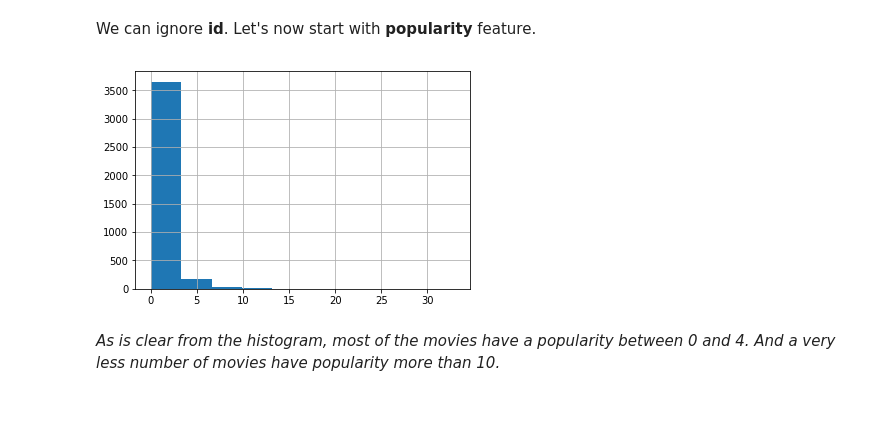
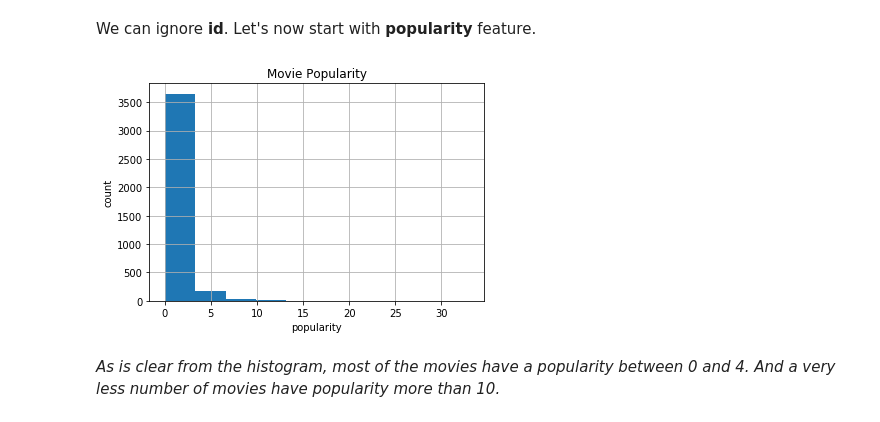
Before and after one commit to vishwesh5/Udacity-Courses, a Jupyter notebook: Machine-Learning-Foundation-Nanodegree/Investigate-a-dataset/investigate-a-dataset-template.ipynb, the cells around one changed output. Cells and saved outputs as stored; diff of their text form; code cells hidden in the pictures.

```diff
--- a/Machine-Learning-Foundation-Nanodegree/Investigate-a-dataset/investigate-a-dataset-template.ipynb
+++ b/Machine-Learning-Foundation-Nanodegree/Investigate-a-dataset/investigate-a-dataset-template.ipynb
@@ -225,9 +225,13 @@ Index(['id', 'popularity', 'budget', 'revenue', 'original_title', 'runtime',
       dtype='object')
 # %% [markdown]
 We can ignore **id**. Let's now start with **popularity** feature.
-# %%
-dataset['popularity'].hist();
-# %% [output]
-[figure, removed]
+# %%
+dataset['popularity'].hist();
+plt.xlabel("popularity")
+plt.ylabel("count")
+plt.title("Movie Popularity")
+plt.show()
+# %% [output]
+[figure, added]
 # %% [markdown]
 *As is clear from the histogram, most of the movies have a popularity between 0 and 4. And a very less number of movies have popularity more than 10.*
```
Also changed, not shown: parts of 21 cells of this notebook, 2 other files.
